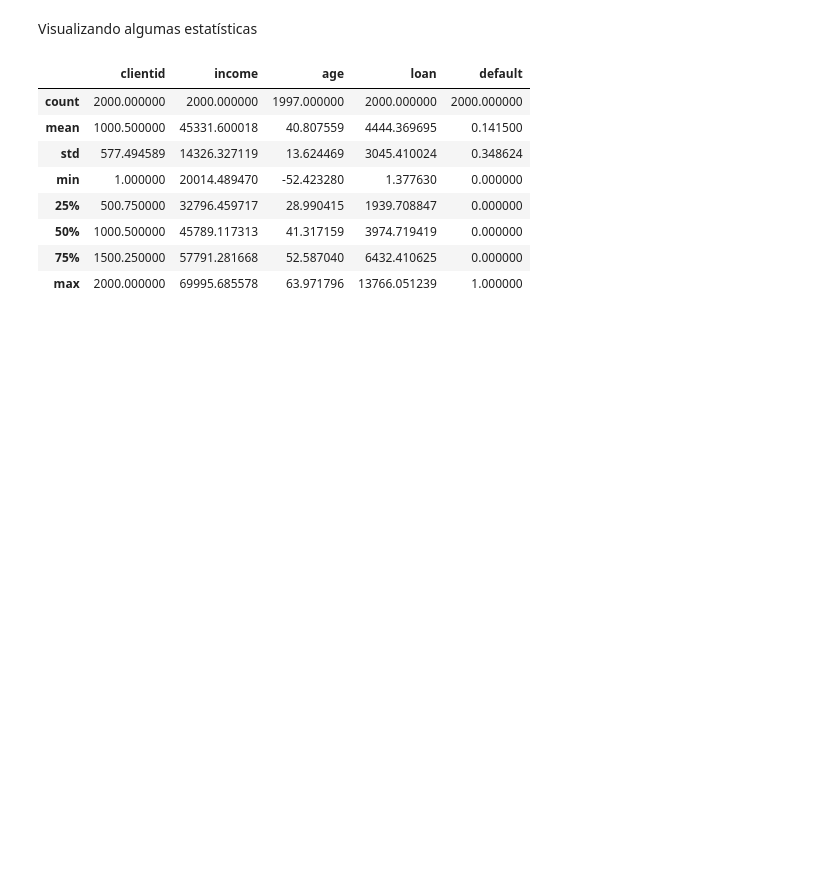
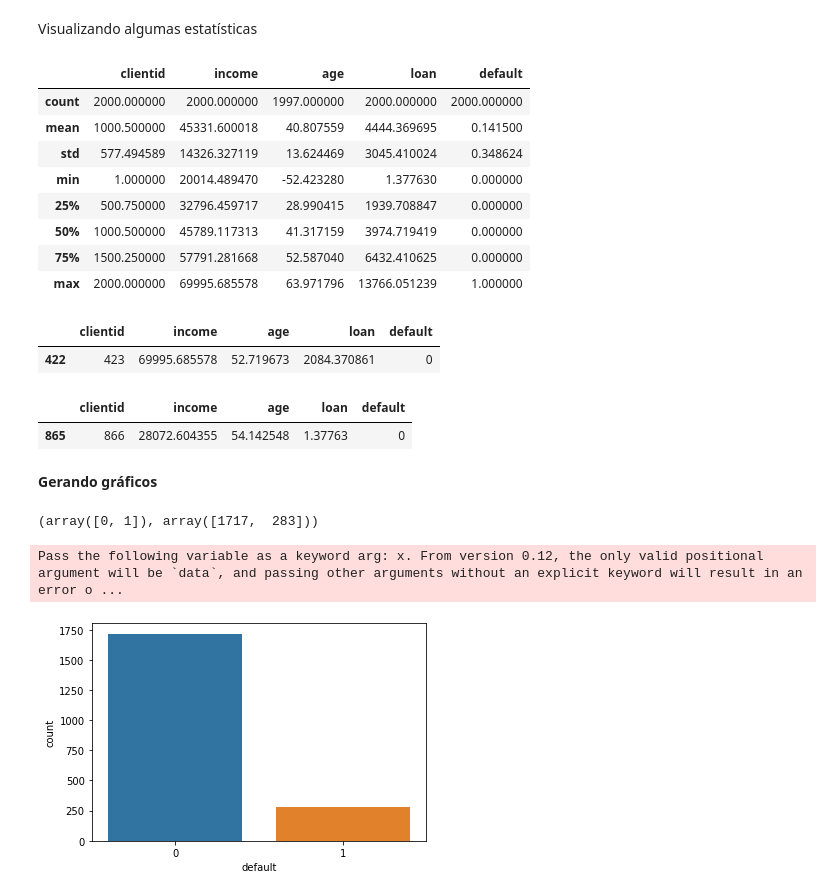
Before and after one commit to avitorvilela/udemy_mLds, a Jupyter notebook: base_credit.ipynb, the cells around one changed output. Drawn from its saved outputs; the diff is of its cells as text; code cells hidden in the pictures; blank space fills up the shorter version.

```diff
--- a/base_credit.ipynb
+++ b/base_credit.ipynb
@@ -93,3 +85,24 @@ base_credit.describe()
 | 50% | 1000.500000 | 45789.117313 | 41.317159 | 3974.719419 | 0.000000 |
 | 75% | 1500.250000 | 57791.281668 | 52.587040 | 6432.410625 | 0.000000 |
 | max | 2000.000000 | 69995.685578 | 63.971796 | 13766.051239 | 1.000000 |
+# %%
+base_credit[base_credit['income'] >= 69995.685578]
+# %% [output]
+|  | clientid | income | age | loan | default |
+| 422 | 423 | 69995.685578 | 52.719673 | 2084.370861 | 0 |
+# %%
+base_credit[base_credit['loan'] <= 1.377630]
+# %% [output]
+|  | clientid | income | age | loan | default |
+| 865 | 866 | 28072.604355 | 54.142548 | 1.37763 | 0 |
+# %% [markdown]
+**Gerando gráficos**
+# %%
+np.unique(base_credit['default'], return_counts=True) # Numpy
+# %% [output]
+(array([0, 1]), array([1717,  283]))
+# %%
+sns.countplot(base_credit['default']); # Seaborn
+# %% [output]
+Pass the following variable as a keyword arg: x. From version 0.12, the only valid positional argument will be `data`, and passing other arguments without an explicit keyword will result in an error o ...
+[figure, added]
```
Also changed, not shown: parts of 8 cells of this notebook.
